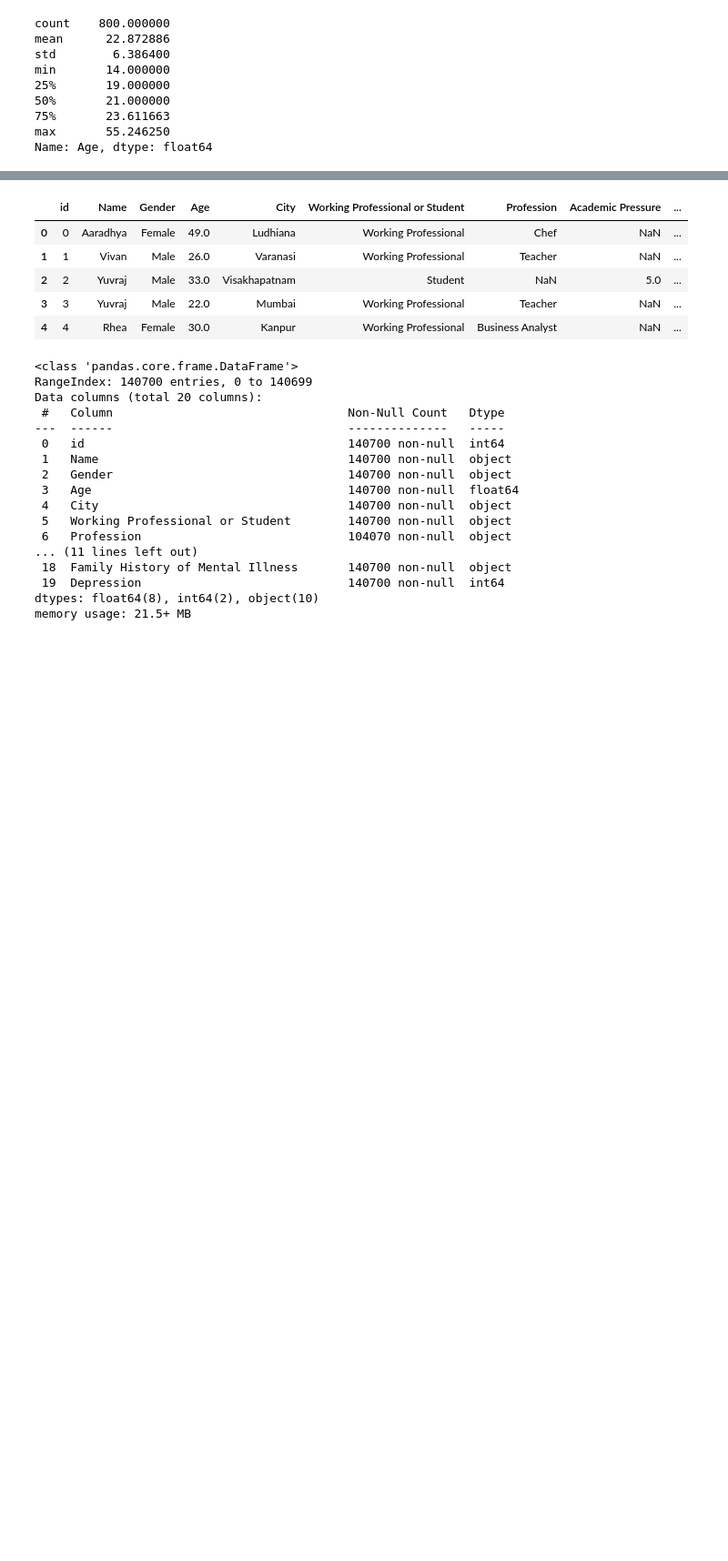
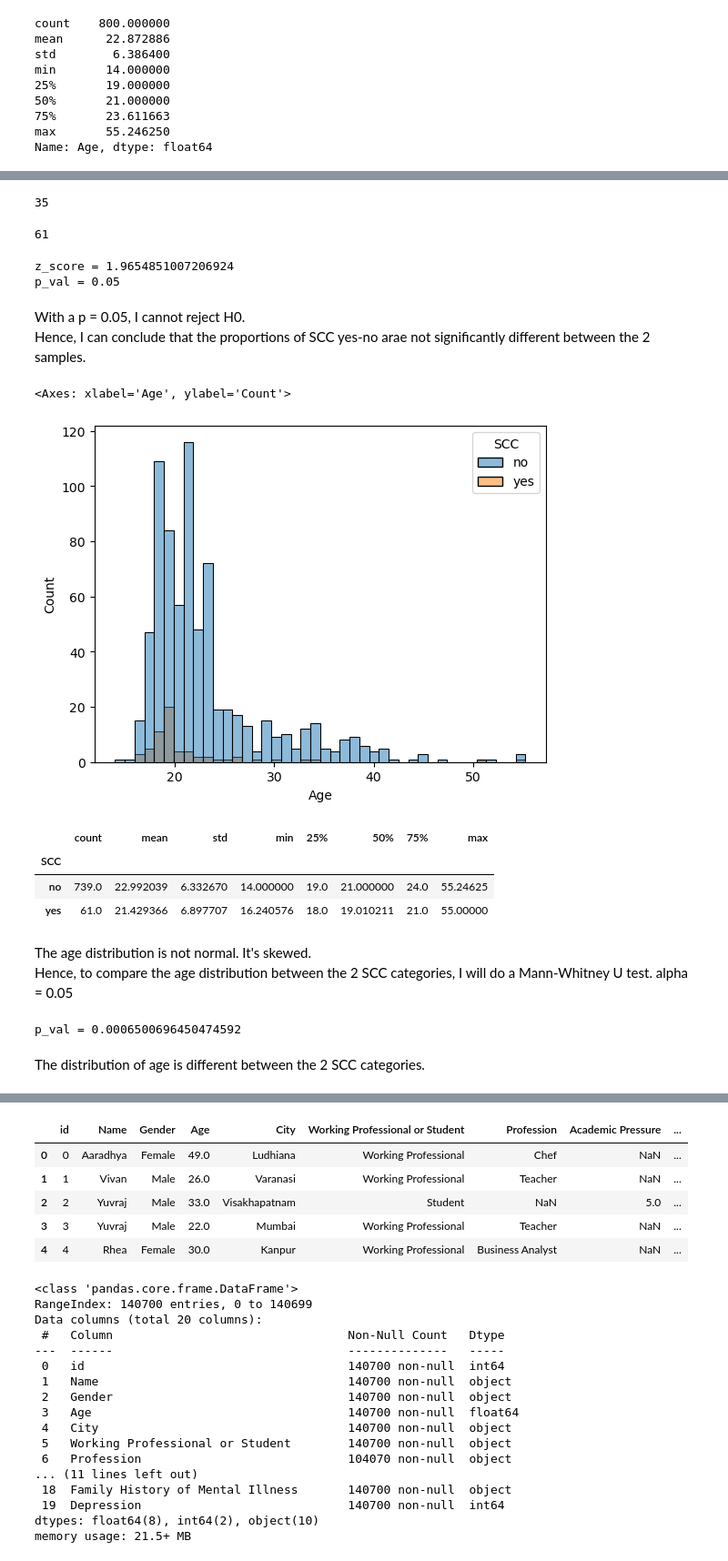
Before and after one commit to flylight-max/Individual_project_obesity, a Jupyter notebook: Untitled-1.ipynb, the cells around one changed output, grey strips where cells are left out. Shown at 91% size. Saved outputs shown, nothing was run; the diff lists cells and outputs as text; code cells hidden in the pictures; blank space fills up the shorter version.

```diff
--- a/Untitled-1.ipynb
+++ b/Untitled-1.ipynb
@@ -174,0 +181,10 @@ Name: proportion, dtype: float64
+# %%
+SCC_vals = missing_age["SCC"].value_counts()
+SCC_vals.loc["yes"]
+# %% [output]
+35
+# %%
+SCC_vals_nonMiss_age = non_miss_Age["SCC"].value_counts()
+SCC_vals_nonMiss_age.loc["yes"]
+# %% [output]
+61
@@ -174,0 +196,35 @@ Name: proportion, dtype: float64
+# %%
+z_score, p_val = pz(count=np.array([count_yes_missing_age,count_yes_non_miss_Age]), \
+                    nobs=np.array([nb_obs_miss_age,nb_obs_non_miss_Age]), alternative="two-sided")
+print(f"z_score = {z_score}\np_val = {round(p_val,2)}")
+# %% [output]
+z_score = 1.9654851007206924
+p_val = 0.05
+# %% [markdown]
+With a p = 0.05, I cannot reject H0.
+Hence, I can conclude that the proportions of SCC yes-no arae not significantly different between the 2 samples.
+# %%
+sns.histplot(x="Age", data=non_miss_Age, hue="SCC")
+# %% [output]
+<Axes: xlabel='Age', ylabel='Count'>
+[figure, added]
+# %%
+age_SCC = non_miss_Age.groupby("SCC")["Age"].describe()
+age_SCC
+# %% [output]
+|  | count | mean | std | min | 25% | 50% | 75% | max |
+| SCC |  |  |  |  |  |  |  |  |
+| no | 739.0 | 22.992039 | 6.332670 | 14.000000 | 19.0 | 21.000000 | 24.0 | 55.24625 |
+| yes | 61.0 | 21.429366 | 6.897707 | 16.240576 | 18.0 | 19.010211 | 21.0 | 55.00000 |
+# %% [markdown]
+The age distribution is not normal. It's skewed.
+Hence, to compare the age distribution between the 2 SCC categories, I will do a Mann-Whitney U test.
+alpha = 0.05
+# %%
+U_stat,U_pval = mannwhitneyu(non_miss_Age[non_miss_Age["SCC"] == "no"]["Age"],\
+                             non_miss_Age[non_miss_Age["SCC"] == "yes"]["Age"])
+print(f"p_val = {U_pval}")
+# %% [output]
+p_val = 0.0006500696450474592
+# %% [markdown]
+The distribution of age is different between the 2 SCC categories.
```
Also changed, not shown: parts of 22 cells of this notebook.
